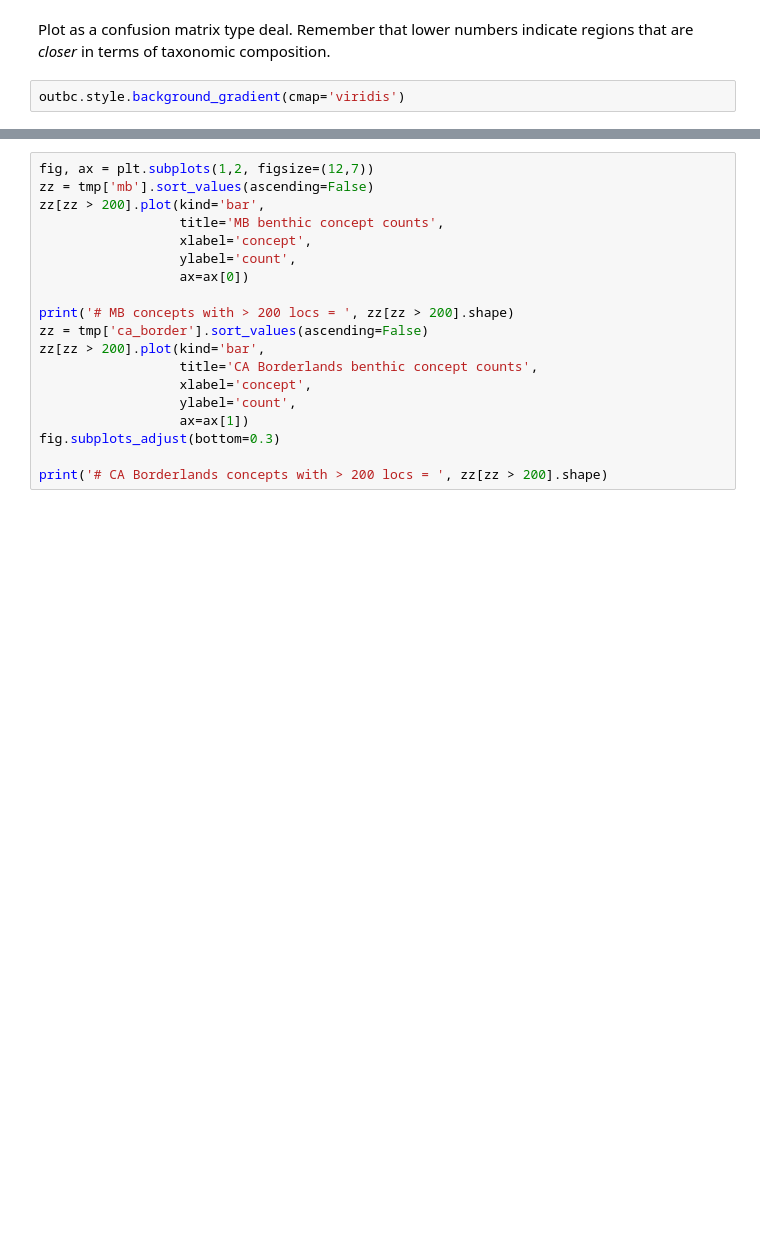
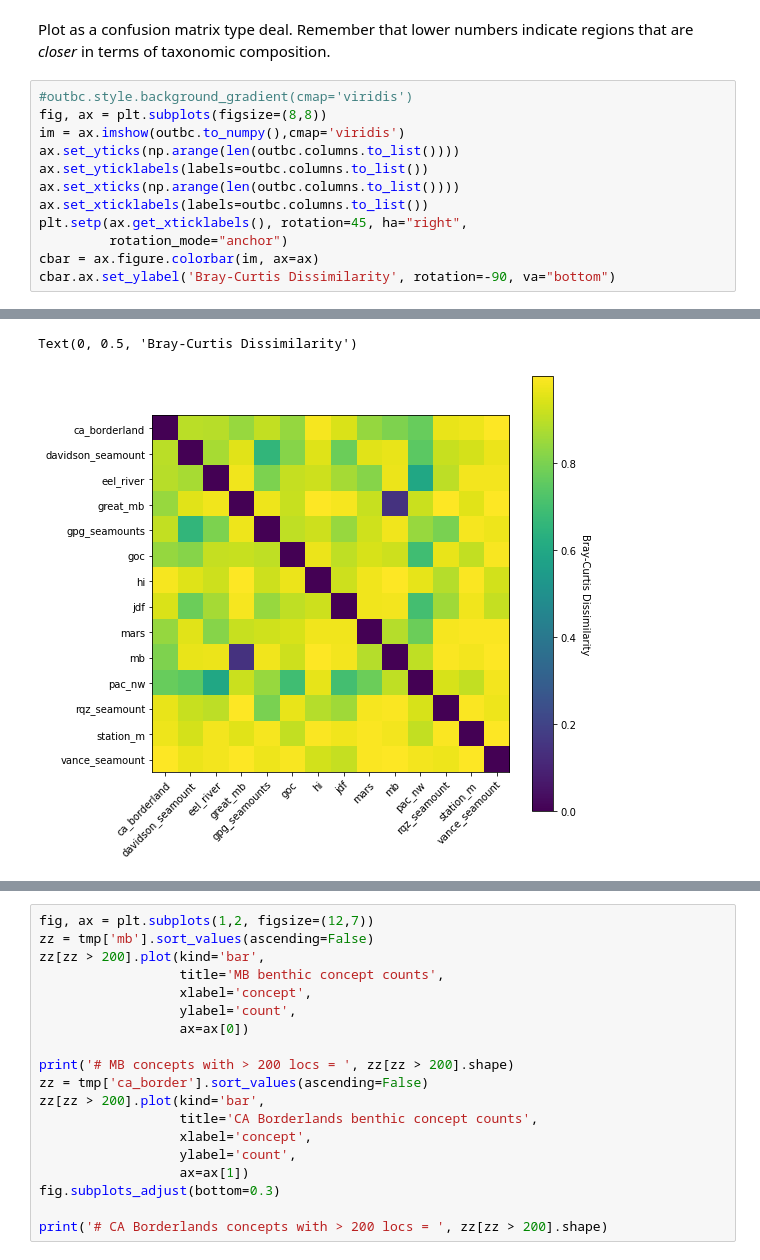
Before and after one commit to eor314/duds_explore, a Jupyter notebook: duds_explore.ipynb, the cells around one changed output, grey strips where cells are left out. Drawn from its saved outputs; the diff is of its cells as text; blank space fills up the shorter version.

```diff
--- a/duds_explore.ipynb
+++ b/duds_explore.ipynb
@@ -237,5 +238,15 @@ outbc = pd.DataFrame(outbc)
 # %% [markdown]
 Plot as a confusion matrix type deal. Remember that lower numbers indicate regions that are *closer* in terms of taxonomic composition.
 # %%
-outbc.style.background_gradient(cmap='viridis')
+#outbc.style.background_gradient(cmap='viridis')
+fig, ax = plt.subplots(figsize=(8,8))
+im = ax.imshow(outbc.to_numpy(),cmap='viridis')
+ax.set_yticks(np.arange(len(outbc.columns.to_list())))
+ax.set_yticklabels(labels=outbc.columns.to_list())
+ax.set_xticks(np.arange(len(outbc.columns.to_list())))
+ax.set_xticklabels(labels=outbc.columns.to_list())
+plt.setp(ax.get_xticklabels(), rotation=45, ha="right",
+         rotation_mode="anchor")
+cbar = ax.figure.colorbar(im, ax=ax)
+cbar.ax.set_ylabel('Bray-Curtis Dissimilarity', rotation=-90, va="bottom")
 # %% [output]
@@ -256,0 +253,2 @@ outbc.style.background_gradient(cmap='viridis')
+Text(0, 0.5, 'Bray-Curtis Dissimilarity')
+[figure, added]
```
Also changed, not shown: parts of 6 cells of this notebook.
